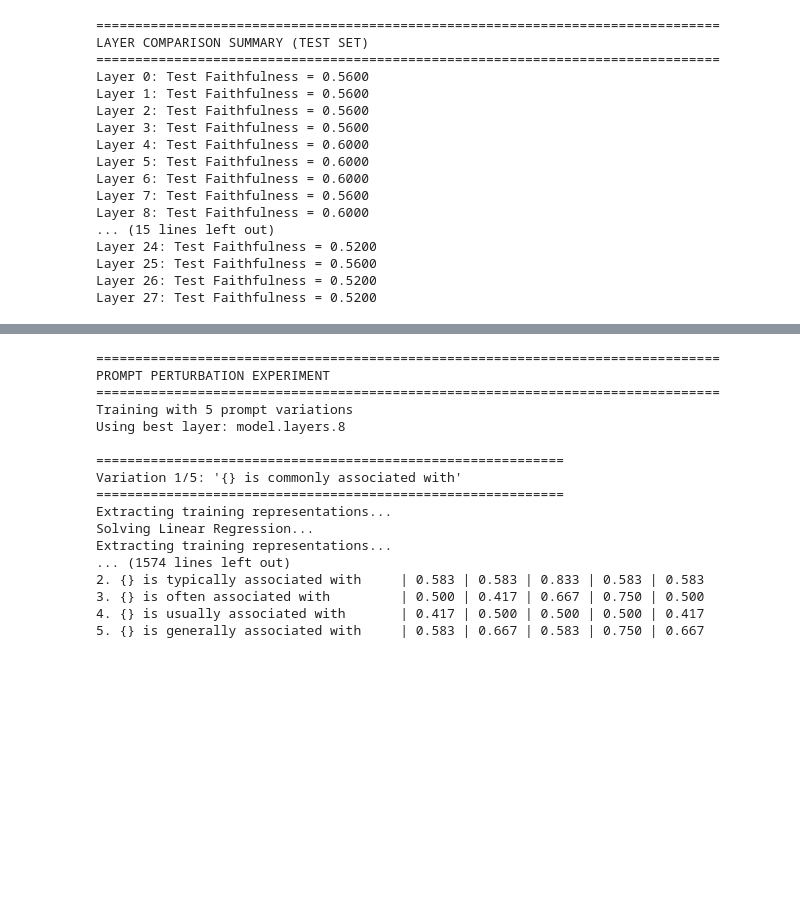
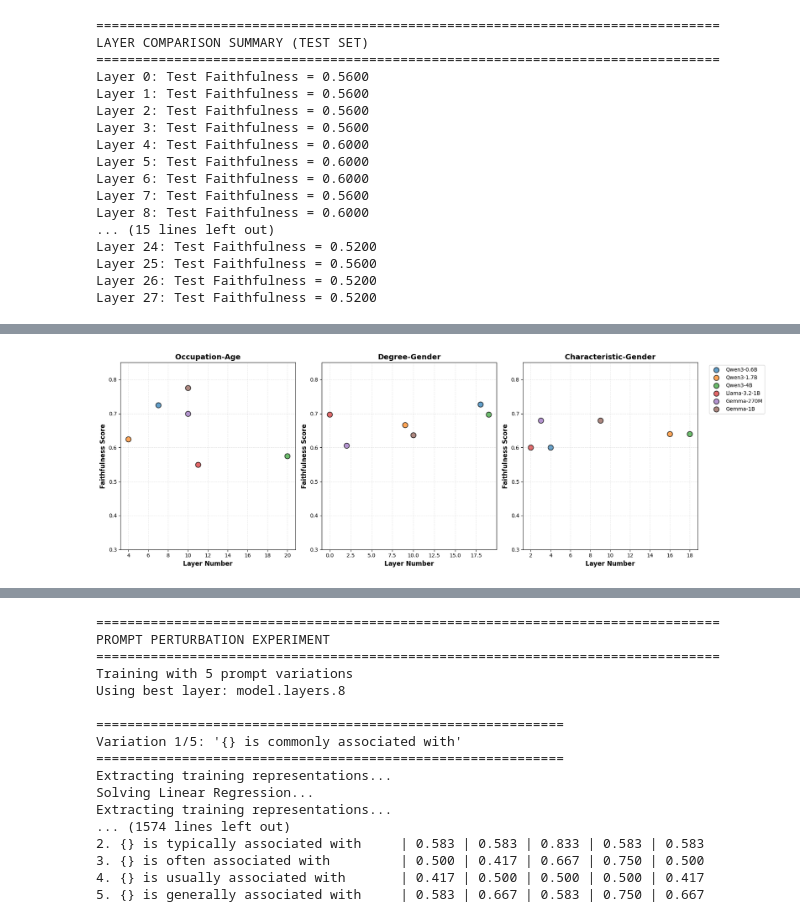
Before and after one commit to mathematicsofpaul/lre-experiment, a Jupyter notebook: lre-experiment-general-qwen3-0.6b copy 2.ipynb, the cells around one changed output, grey strips where cells are left out. Cells and saved outputs as stored; diff of their text form; code cells hidden in the pictures; blank space fills up the shorter version.

```diff
--- a/lre-experiment-general-qwen3-0.6b copy 2.ipynb
+++ b/lre-experiment-general-qwen3-0.6b copy 2.ipynb
@@ -149,7 +171,7 @@ Eigenvalue plot y-axis limits set:
 # Initialize LRE model
 
 MODEL_NAME = model_dropdown.value
-lre = initialize_lre_model(MODEL_NAME, device="mps") # or "cuda" if GPU is available
+lre = initialize_lre_model(MODEL_NAME, device="cuda") # or "cuda" if GPU is available
 
 DATA_FILE = os.path.join(data_root, data_file_dropdown.value)
 print(f"\nSelected data file: {DATA_FILE}")
@@ -618,7 +821,8 @@ for pickle_file in sorted(pickle_files):
     fig, eigenvalues = plot_operator_eigenvalue_spectrum(
         operator,
         title=f"Eigenvalue Spectrum - {model.split('/')[-1]} - {dataset}\nLayer: {best_layer}, Faithfulness: {best_faithfulness:.4f}",
-        xlim=2000
+        xlim=None,
+        ylim=None  # Note: This applies to the log-scale plot
     )
 
     # Save the plot
@@ -653,0 +875,76 @@ Total plots generated: 6
+# %%
+import numpy as np
+
+# Create a summary plot showing best layer vs faithfulness across datasets and models
+
+import matplotlib.pyplot as plt
+
+fig, axes = plt.subplots(1, 3, figsize=(18, 6))
+
+# Extract dataset names for plotting
+dataset_names = ['occupation_age', 'degree_gender', 'characteristic_gender']
+dataset_labels = ['Occupation-Age', 'Degree-Gender', 'Characteristic-Gender']
+
+# Color map for models
+model_colors = {
+    'Qwen/Qwen3-0.6B': '#1f77b4',
+    'Qwen/Qwen3-1.7B': '#ff7f0e',
+    'Qwen/Qwen3-4B': '#2ca02c',
+    'meta-llama/Llama-3.2-1B': '#d62728',
+    'google/gemma-3-270m': '#9467bd',
+    'google/gemma-3-1b-pt': '#8c564b'
+}
+
+model_labels = {
+    'Qwen/Qwen3-0.6B': 'Qwen3-0.6B',
+    'Qwen/Qwen3-1.7B': 'Qwen3-1.7B',
+    'Qwen/Qwen3-4B': 'Qwen3-4B',
+    'meta-llama/Llama-3.2-1B': 'Llama-3.2-1B',
+    'google/gemma-3-270m': 'Gemma-270M',
+    'google/gemma-3-1b-pt': 'Gemma-1B'
+}
+
+# Plot for each dataset
+for idx, (dataset_file, dataset_label) in enumerate(zip([f'bias/{name}.json' for name in dataset_names], dataset_labels)):
+    ax = axes[idx]
+
+    # Extract data for this dataset
+    for model_name in qwen_models:
+        best_layer_str = best_layers_summary[dataset_file][model_name]['best_layer']
+        layer_num = int(best_layer_str.split('.')[-1])
+        faithfulness = best_layers_summary[dataset_file][model_name]['best_faithfulness']
+
+        ax.scatter(layer_num, faithfulness,
+                  color=model_colors[model_name],
+                  label=model_labels[model_name],
+                  s=100, alpha=0.7, edgecolors='black', linewidth=1.5)
+
+    ax.set_xlabel('Layer Number', fontsize=12, fontweight='bold')
+    ax.set_ylabel('Faithfulness Score', fontsize=12, fontweight='bold')
+    ax.set_title(f'{dataset_label}', fontsize=14, fontweight='bold')
+    ax.grid(True, alpha=0.3, linestyle='--')
+    ax.set_ylim(0.3, 0.85)
+
+    # Only show legend on the rightmost plot
+    if idx == 2:
+        ax.legend(bbox_to_anchor=(1.05, 1), loc='upper left', frameon=True, fontsize=10)
+
+plt.tight_layout()
+plt.savefig(f"{PLOTS_DIR}/best_layer_vs_faithfulness_summary.png", dpi=300, bbox_inches='tight')
+print(f"✓ Saved: {PLOTS_DIR}/best_layer_vs_faithfulness_summary.png")
+plt.show()
+
+# Print summary statistics
+print(f"\n{'='*80}")
+print("BEST LAYER DISTRIBUTION SUMMARY")
+print(f"{'='*80}")
+for dataset_file, dataset_name in zip([f'bias/{name}.json' for name in dataset_names], dataset_names):
+    print(f"\n{dataset_name.upper()}")
+    print("-" * 60)
+    layers = [int(best_layers_summary[dataset_file][m]['best_layer'].split('.')[-1]) for m in qwen_models]
+    faithfulness = [best_layers_summary[dataset_file][m]['best_faithfulness'] for m in qwen_models]
+    print(f"  Layer range: {min(layers)} - {max(layers)}")
+    print(f"  Mean layer: {np.mean(layers):.1f} ± {np.std(layers):.1f}")
+    print(f"  Faithfulness range: {min(faithfulness):.3f} - {max(faithfulness):.3f}")
+    print(f"  Mean faithfulness: {np.mean(faithfulness):.3f} ± {np.std(faithfulness):.3f}")
+# %% [output]
@@ -653,0 +952 @@ Total plots generated: 6
+[figure, added]
```
Also changed, not shown: parts of 14 cells of this notebook, 46 other files.
